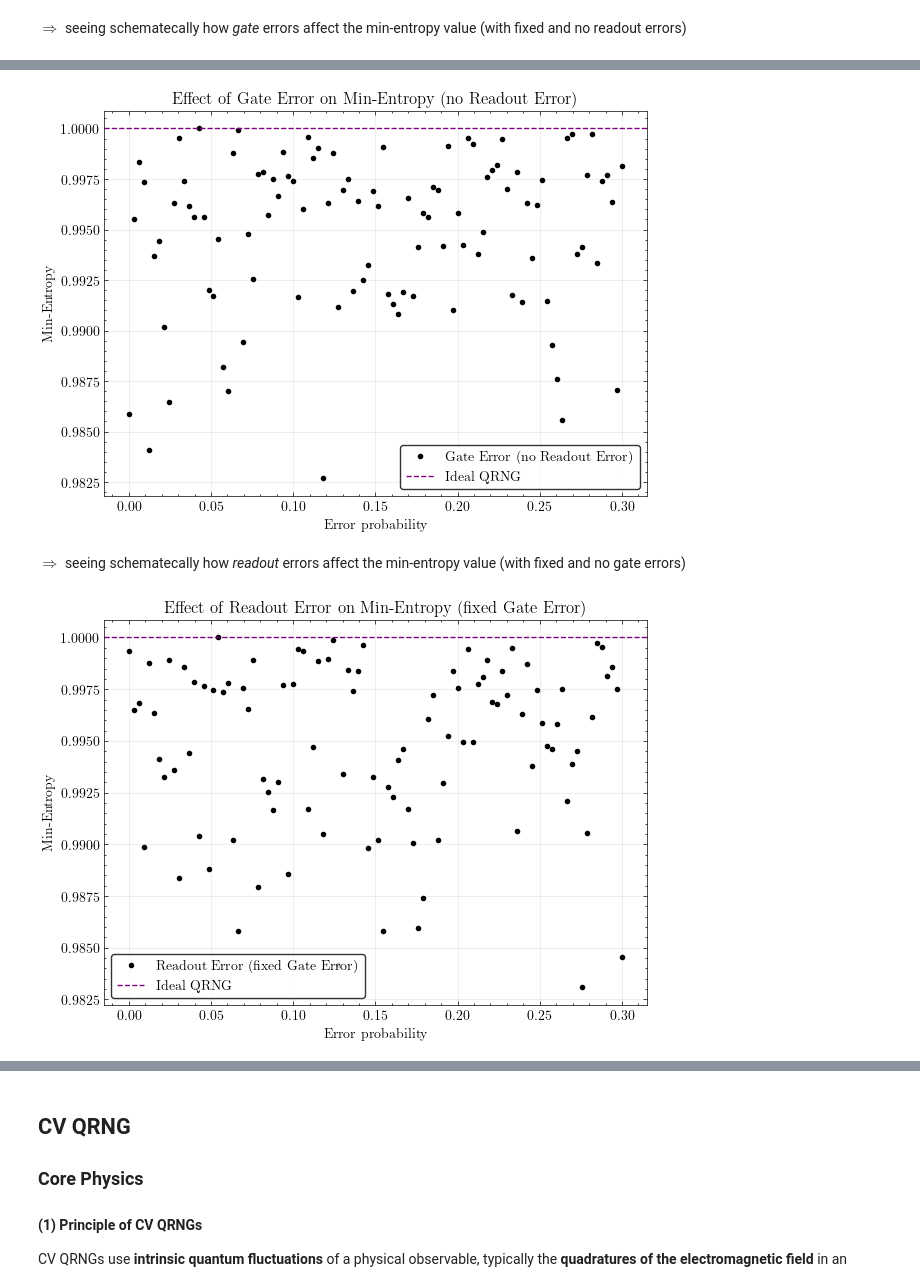
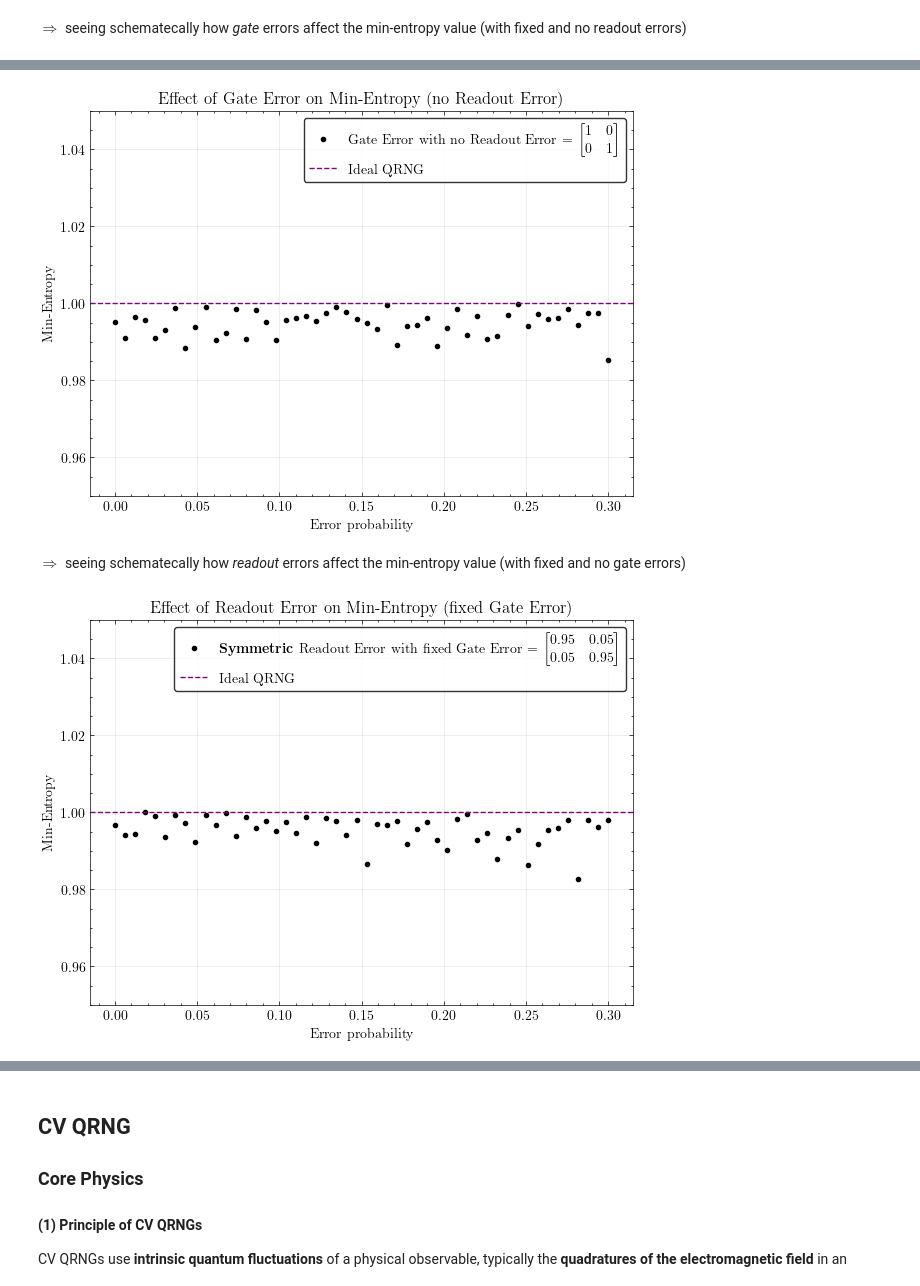
Before and after one commit to MikaelaPpasiou/QRNG, a Jupyter notebook: qrng_sim.ipynb, the cells around one changed output, grey strips where cells are left out. Drawn from its saved outputs; the diff is of its cells as text; code cells hidden in the pictures.

```diff
--- a/qrng_sim.ipynb
+++ b/qrng_sim.ipynb
@@ -352,0 +354,33 @@ plt.show()
+# %%
+gate_probs = np.linspace(0, 0.3, 50)  # from 0% to 30%
+entropies_gate = []
+
+readout_error = ReadoutError([[0.90, 0.10], [0.10, 0.90]])  # fixed measurement error (Symmetric)
+
+for p in gate_probs:
+    noise_model = NoiseModel()
+    gate_error = depolarizing_error(p, 1)
+    noise_model.add_all_qubit_quantum_error(gate_error, ['h'])
+    noise_model.add_all_qubit_readout_error(readout_error)
+
+    backend_noisy = AerSimulator(noise_model=noise_model)
+    result = backend_noisy.run(transpiled_qc, shots=50000, memory=True).result()
+    bits = np.array(result.get_memory(), dtype=np.uint8)
+    entropies_gate.append(min_entropy(bits))
+
+
+plt.figure(figsize=(7,5))
+plt.plot(gate_probs, entropies_gate, 'k.', label=(r'Gate Error with fixed $\mathbf{Symmetric}$ Readout Error = $\begin{bmatrix}0.90 & 0.10\\ 0.10 & 0.90\end{bmatrix}$'))
+plt.axhline(1, color='purple', linestyle='--', label='Ideal QRNG')
+plt.ylim(0.90, 1.10)
+plt.xlabel('Error probability')
+plt.ylabel('Min-Entropy')
+plt.title('Effect of Gate Error on Min-Entropy (fixed Readout Error)')
+plt.legend(frameon=True,
+    fancybox=True,
+    edgecolor='black',
+    facecolor='white',
+    fontsize=10
+    )
+plt.grid(alpha=0.3)
+plt.show()
@@ -353,5 +389,5 @@ plt.show()
 # %%
-gate_probs = np.linspace(0, 0.3, 100)  # from 0% to 30%
+gate_probs = np.linspace(0, 0.3, 50)  # from 0% to 30%
 entropies_gate = []
 
 for p in gate_probs:
@@ -368,8 +404,9 @@ for p in gate_probs:
 
 
 plt.figure(figsize=(7,5))
-plt.plot(gate_probs, entropies_gate, 'k.', linewidth=0.5, label='Gate Error (no Readout Error)')
+plt.plot(gate_probs, entropies_gate, 'k.', linewidth=0.5, label=(r'Gate Error with no Readout Error = $\begin{bmatrix}1 & 0\\ 0 & 1\end{bmatrix}$'))
 plt.axhline(1, color='purple', linestyle='--', label='Ideal QRNG')
+plt.ylim(0.95, 1.05)
 plt.xlabel('Error probability')
 plt.ylabel('Min-Entropy')
 plt.title('Effect of Gate Error on Min-Entropy (no Readout Error)')
@@ -382,42 +419,43 @@ plt.legend(frameon=True,
 plt.grid(alpha=0.3)
 plt.show()
 # %% [output]
-[figure, old version]
+[figure, new version]
 # %% [markdown]
 $\Rightarrow$ seeing schematecally how *readout* errors affect the min-entropy value (with fixed and no gate errors)
 # %%
-readout_probs = np.linspace(0, 0.3, 100)  # 0% to 30% flip probability in readout matrix
+readout_probs = np.linspace(0, 0.3, 50)  # 0% to 30% flip probability in readout matrix
 entropies_readout = []
 
 for p in readout_probs:
     noise_model = NoiseModel()
-    gate_error = depolarizing_error(0.01, 1)  # gate error fixed
+    gate_error = depolarizing_error(0.05, 1)  # gate error fixed
     noise_model.add_all_qubit_quantum_error(gate_error, ['h'])
 
     ro_error = ReadoutError([[1-p, p],   # symmetric readout error model
                              [p, 1-p]])
     noise_model.add_all_qubit_readout_error(ro_error)
 
     backend_noisy = AerSimulator(noise_model=noise_model)
     result = backend_noisy.run(transpiled_qc, shots=50000, memory=True).result()
     bits = np.array(result.get_memory(), dtype=np.uint8)
     entropies_readout.append(min_entropy(bits))
 
 
 plt.figure(figsize=(7,5))
-plt.plot(readout_probs, entropies_readout, 'k.', label='Readout Error (fixed Gate Error)')
+plt.plot(readout_probs, entropies_readout, 'k.', label=(r'$\mathbf{Symmetric}$ Readout Error with fixed Gate Error = $\begin{bmatrix}0.95 & 0.05\\ 0.05 & 0.95\end{bmatrix}$'))
 plt.axhline(1, color='purple', linestyle='--', label='Ideal QRNG')
+plt.ylim(0.95, 1.05)
 plt.xlabel('Error probability')
 plt.ylabel('Min-Entropy')
 plt.title('Effect of Readout Error on Min-Entropy (fixed Gate Error)')
 plt.legend(frameon=True,
     fancybox=True,
     edgecolor='black',
     facecolor='white',
     fontsize=10
     )
 plt.grid(alpha=0.3)
 plt.show()
 # %% [output]
-[figure, old version]
+[figure, new version]
 # %%
```
Also changed, not shown: parts of 16 cells of this notebook.
